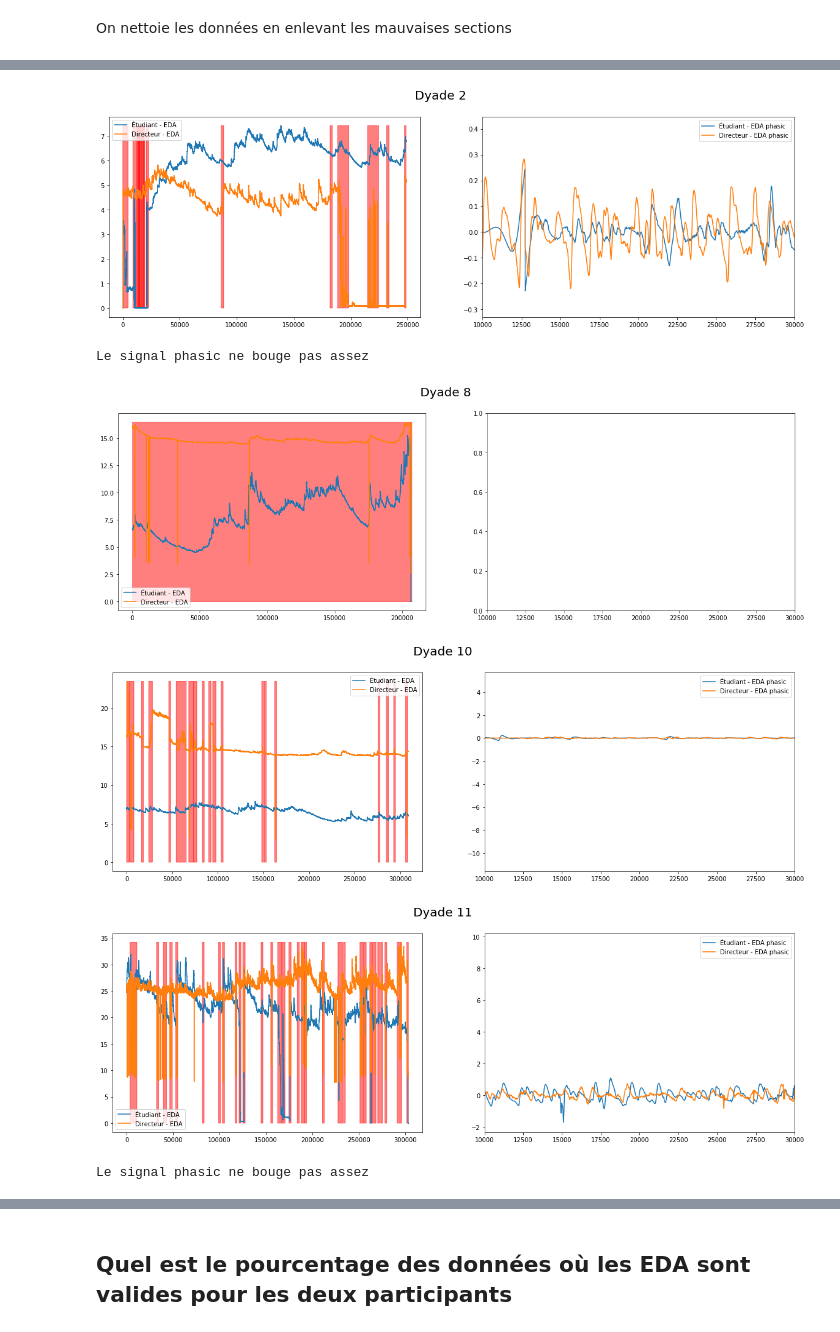
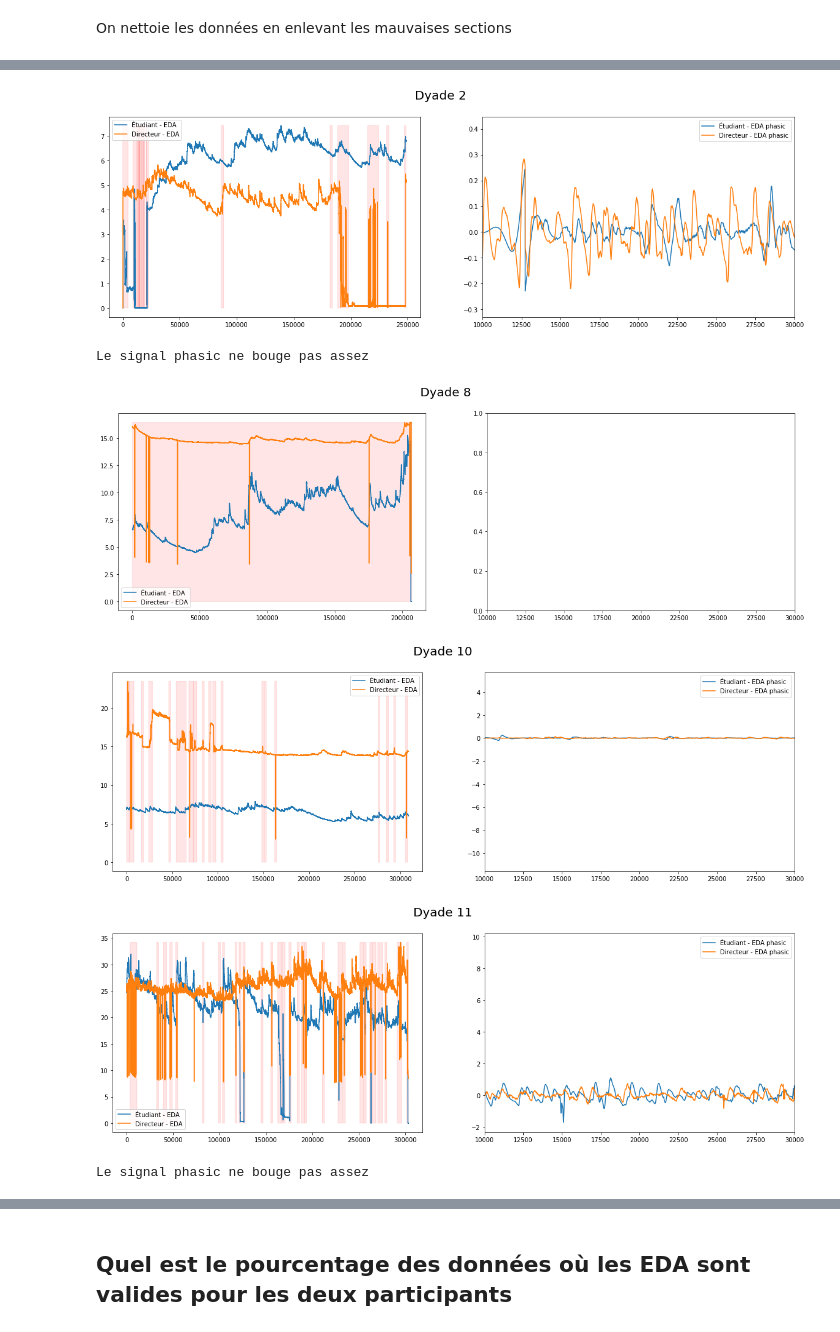
Before and after one commit to alexisfcote/EduquesStresses, a Jupyter notebook: 1-1 data exploration.ipynb, the cells around one changed output, grey strips where cells are left out. Drawn from its saved outputs; the diff is of its cells as text; code cells hidden in the pictures.

```diff
--- a/1-1 data exploration.ipynb
+++ b/1-1 data exploration.ipynb
@@ -63,0 +126,2 @@ df_all.Behavior = np.where(df_all.Behavior.isna(), df_all['Behavior.1'], df_all.
+# %%
+b, a = signal.butter(2, 0.02)
@@ -63,0 +152,13 @@ df_all.Behavior = np.where(df_all.Behavior.isna(), df_all['Behavior.1'], df_all.
+# %%
+for cat in df_all.Behavior_point_clean.cat.categories.drop(''):
+    fig = plt.figure(figsize=(20,6))
+    for row in df_all.index[(df_all.Behavior_point_clean==cat)]:
+        start_row = row - FREQ * 10
+        end_row = row + FREQ * 20
+        df_selec = df_all.loc[start_row:end_row]
+        plot_val(df_selec['Étudiant - Rate'].values)
+        #plot_val(df_selec['Directeur - Rate'].values, color='blue')
+        #plt.vlines(FREQ*10, 40, 100)
+    plt.ylim(-30,30)
+    plt.title(cat)
+    plt.show()
@@ -63,0 +171,14 @@ df_all.Behavior = np.where(df_all.Behavior.isna(), df_all['Behavior.1'], df_all.
+# %%
+for cat in df_all.Behavior_point_clean.cat.categories.drop(''):
+    fig = plt.figure(figsize=(20,6))
+    for row in df_all.index[(df_all.Behavior_point_clean==cat)]:
+        start_row = row - FREQ * 10
+        end_row = row + FREQ * 20
+        df_selec = df_all.loc[start_row:end_row]
+        plot_val(df_selec['Étudiant - EDA'].values, color='orange')
+        plot_val(df_selec['Directeur - EDA'].values, color='blue')
+        #plt.vlines(FREQ*10, 40, 100)
+    plt.ylim(-3,3)
+    plt.legend(['étudiant', 'directeur'])
+    plt.title(cat)
+    plt.show()
@@ -63,0 +189,13 @@ df_all.Behavior = np.where(df_all.Behavior.isna(), df_all['Behavior.1'], df_all.
+# %%
+for cat in df_all.Behavior_point_clean.cat.categories.drop(''):
+    fig = plt.figure(figsize=(20,6))
+    for row in df_all.index[(df_all.Behavior_point_clean==cat)]:
+        start_row = row - FREQ * 10
+        end_row = row + FREQ * 20
+        df_selec = df_all.loc[start_row:end_row]
+        plot_val(df_selec['Étudiant - EDA'].values)
+        #plot_val(df_selec['Directeur - Rate'].values, color='blue')
+        #plt.vlines(FREQ*10, 40, 100)
+    plt.ylim(-5,5)
+    plt.title(cat)
+    plt.show()
@@ -215,7 +368,7 @@ for dyade in df_all.dyade.unique()[:]:
     df_dyade.loc[:, ['Étudiant - EDA', 'Directeur - EDA']].plot(ax=axs[0])
     valid_mask = df_dyade['Étudiant - EDA valid'] & df_dyade['Directeur - EDA valid']
     max_value = np.nanmax(df_dyade.loc[:, ['Étudiant - EDA', 'Directeur - EDA']].values)
-    axs[0].fill_between(df_dyade.index, np.bitwise_not(valid_mask) * max_value, where=np.bitwise_not(valid_mask), color='r', alpha=0.5)
+    axs[0].fill_between(df_dyade.index, np.bitwise_not(valid_mask) * max_value, where=np.bitwise_not(valid_mask), color='r', alpha=0.1)
 
     try:
         df_dyade.loc[:, ['Étudiant - EDA phasic', 'Directeur - EDA phasic']].loc[valid_mask, :].plot(use_index=False, ax=axs[1])
@@ -229,6 +382,6 @@ for dyade in df_all.dyade.unique()[:]:
-[figure, old version]
+[figure, new version]
 Le signal phasic ne bouge pas assez
-[figure, old version]
+[figure, new version]
-[figure, old version]
+[figure, new version]
-[figure, old version]
+[figure, new version]
 Le signal phasic ne bouge pas assez
```
Also changed, not shown: parts of 24 cells of this notebook, 1 other file.
